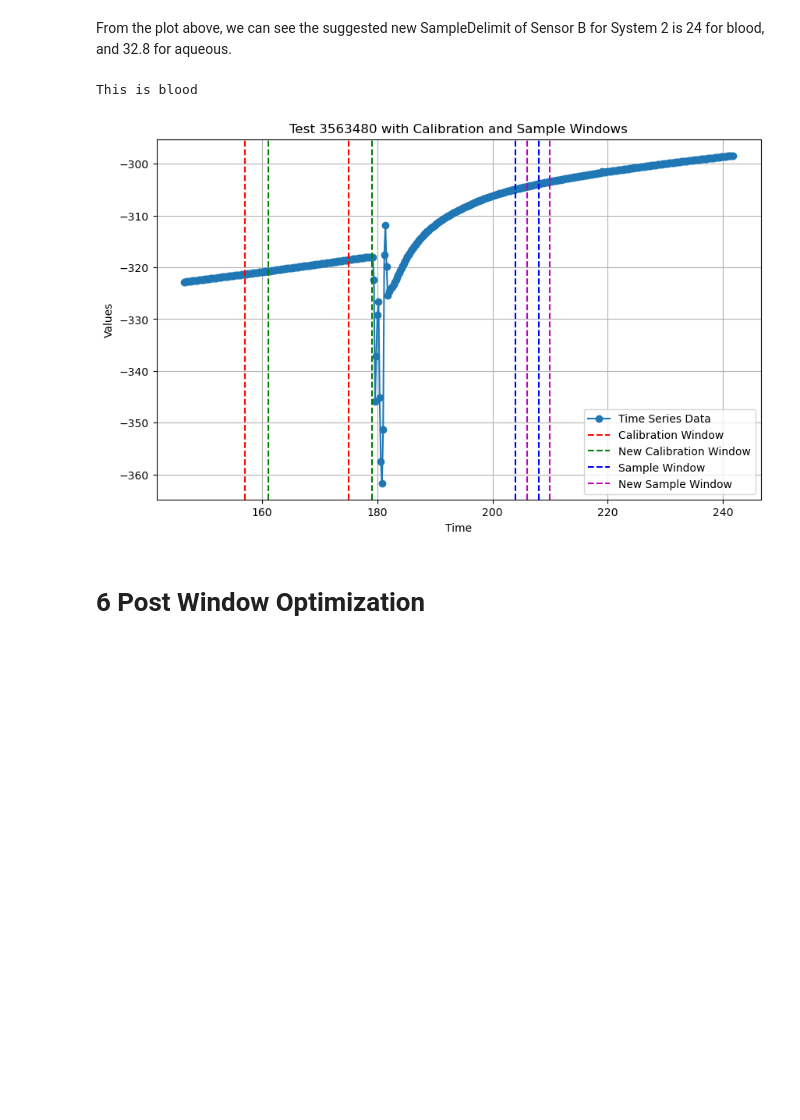
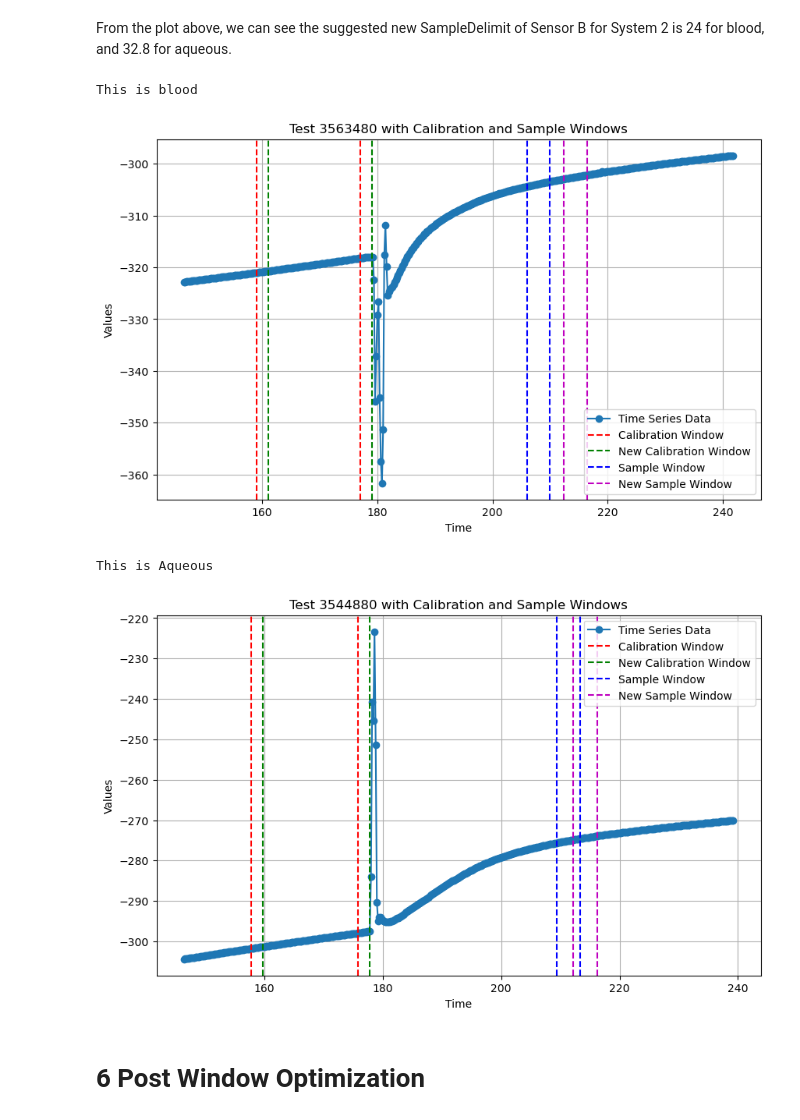
Before and after one commit to dejaytang/Capstone_Siemens, a Jupyter notebook: Coding/Jessie/Siemens_window_optimization_JW.ipynb, the cells around one changed output. Drawn from its saved outputs; the diff is of its cells as text; code cells hidden in the pictures; blank space fills up the shorter version.

```diff
--- a/Coding/Jessie/Siemens_window_optimization_JW.ipynb
+++ b/Coding/Jessie/Siemens_window_optimization_JW.ipynb
@@ -824,21 +824,36 @@ From the plot above, we can see the suggested new SampleDelimit of Sensor B for
 # %%
 # Random sample one TestID for sensor B in System 2
 
 randomTestID=B2_Merged['TestID'].sample(1,random_state=599).values[0]
 if B2_Merged[B2_Merged['TestID']==randomTestID]['FluidType'].str.startswith('Eurotrol').values[0]:
     print("This is Aqueous")
     plot_singletest_with_windows(B2_Merged,randomTestID,calDelimit=18,
                              sampleDelimit=32.8, # For aqueous
                              cal_window_size=cal_window_size_B,sample_window_size=sample_window_size_B)
 
 else:
     print("This is blood")
     plot_singletest_with_windows(B2_Merged,randomTestID,calDelimit=18,
-                                 sampleDelimit=24, # For blood
+                                 sampleDelimit=30.4, # For blood
                                  cal_window_size=cal_window_size_B,
                                 sample_window_size=sample_window_size_B)
+randomTestID=B2_Merged['TestID'].sample(1,random_state=598).values[0]
+if B2_Merged[B2_Merged['TestID']==randomTestID]['FluidType'].str.startswith('Eurotrol').values[0]:
+    print("This is Aqueous")
+    plot_singletest_with_windows(B2_Merged,randomTestID,calDelimit=18,
+                             sampleDelimit=32.8, # For aqueous
+                             cal_window_size=cal_window_size_B,sample_window_size=sample_window_size_B)
+
+else:
+    print("This is blood")
+    plot_singletest_with_windows(B2_Merged,randomTestID,calDelimit=18,
+                                 sampleDelimit=30.4, # For blood
+                                 cal_window_size=cal_window_size_B,
+                                sample_window_size=sample_window_size_B)
 # %% [output]
 This is blood
-[figure, old version]
+[figure, new version]
+This is Aqueous
+[figure, added]
 # %% [markdown]
 # 6 Post Window Optimization
```
Also changed, not shown: parts of 4 cells of this notebook, 1 other file.
